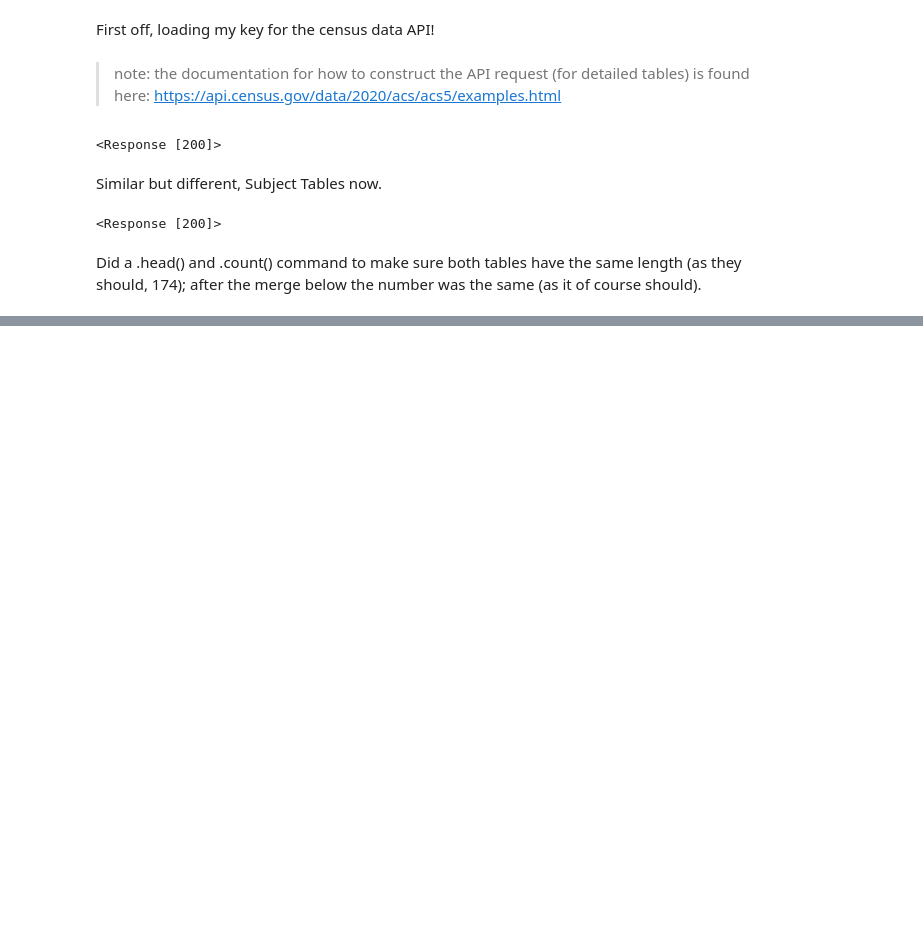
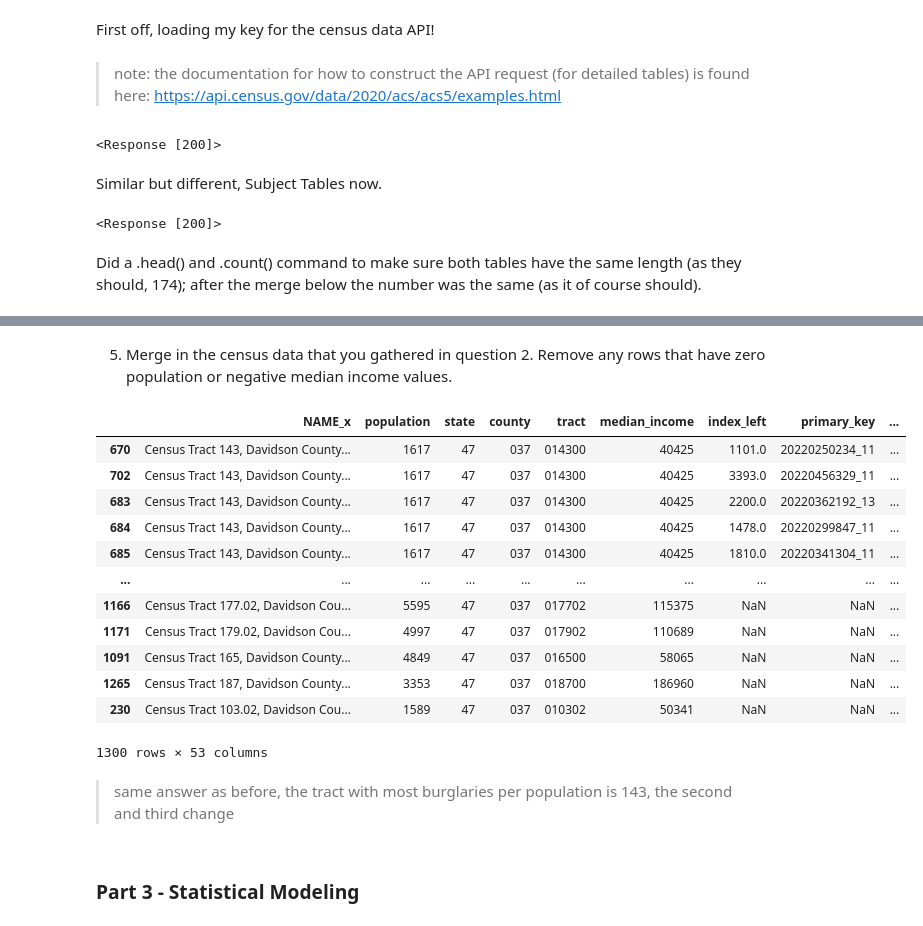
Before and after one commit to tomoumer/api_project-pizza, a Jupyter notebook: notebooks/TU_api_project.ipynb, the cells around one changed output, grey strips where cells are left out. Drawn from its saved outputs; the diff is of its cells as text; code cells hidden in the pictures; blank space fills up the shorter version.

```diff
--- a/notebooks/TU_api_project.ipynb
+++ b/notebooks/TU_api_project.ipynb
@@ -105,0 +232,11 @@ pop_med_income_df = pd.merge(pop_df, med_income_df, "inner", on=['NAME', 'state'
+# %%
+incidents_by_tract_stats = pd.merge(
+    pop_med_income_df, incidents_by_tract,
+    how='inner', left_on='tract', right_on='TRACTCE'
+)
+# %% [markdown]
+5. Merge in the census data that you gathered in question 2. Remove any rows that have zero population or negative median income values.
+# %%
+# code below to get rid of zero population and negative med values
+incidents_by_tract_stats = incidents_by_tract_stats[(incidents_by_tract_stats['population']).astype(int) > 0]
+incidents_by_tract_stats = incidents_by_tract_stats[(incidents_by_tract_stats['median_income']).astype(float) >= 0]
@@ -105,0 +249,20 @@ pop_med_income_df = pd.merge(pop_df, med_income_df, "inner", on=['NAME', 'state'
+# %%
+incidents_by_tract_stats.sort_values('n_incidents_tract_pop', ascending=False)
+# %% [output]
+|  | NAME_x | population | state | county | tract | median_income | index_left | primary_key | ... |
+| 670 | Census Tract 143, Davidson County... | 1617 | 47 | 037 | 014300 | 40425 | 1101.0 | 20220250234_11 | ... |
+| 702 | Census Tract 143, Davidson County... | 1617 | 47 | 037 | 014300 | 40425 | 3393.0 | 20220456329_11 | ... |
+| 683 | Census Tract 143, Davidson County... | 1617 | 47 | 037 | 014300 | 40425 | 2200.0 | 20220362192_13 | ... |
+| 684 | Census Tract 143, Davidson County... | 1617 | 47 | 037 | 014300 | 40425 | 1478.0 | 20220299847_11 | ... |
+| 685 | Census Tract 143, Davidson County... | 1617 | 47 | 037 | 014300 | 40425 | 1810.0 | 20220341304_11 | ... |
+| ... | ... | ... | ... | ... | ... | ... | ... | ... | ... |
+| 1166 | Census Tract 177.02, Davidson Cou... | 5595 | 47 | 037 | 017702 | 115375 | NaN | NaN | ... |
+| 1171 | Census Tract 179.02, Davidson Cou... | 4997 | 47 | 037 | 017902 | 110689 | NaN | NaN | ... |
+| 1091 | Census Tract 165, Davidson County... | 4849 | 47 | 037 | 016500 | 58065 | NaN | NaN | ... |
+| 1265 | Census Tract 187, Davidson County... | 3353 | 47 | 037 | 018700 | 186960 | NaN | NaN | ... |
+| 230 | Census Tract 103.02, Davidson Cou... | 1589 | 47 | 037 | 010302 | 50341 | NaN | NaN | ... |
+1300 rows × 53 columns
+# %% [markdown]
+> same answer as before, the tract with most burglaries per population is 143, the second and third change
+# %% [markdown]
+### Part 3 - Statistical Modeling
```
Also changed, not shown: parts of 36 cells of this notebook.
